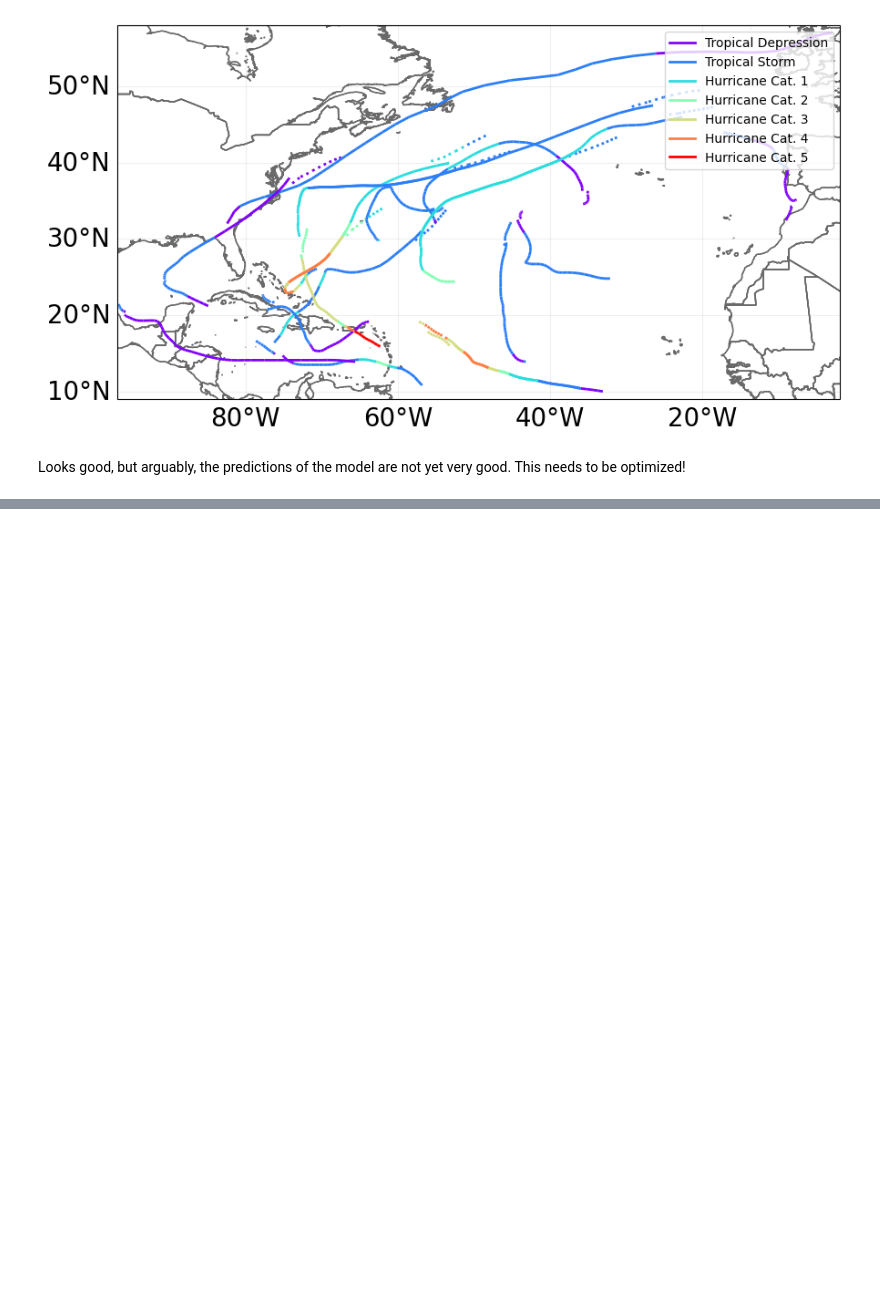
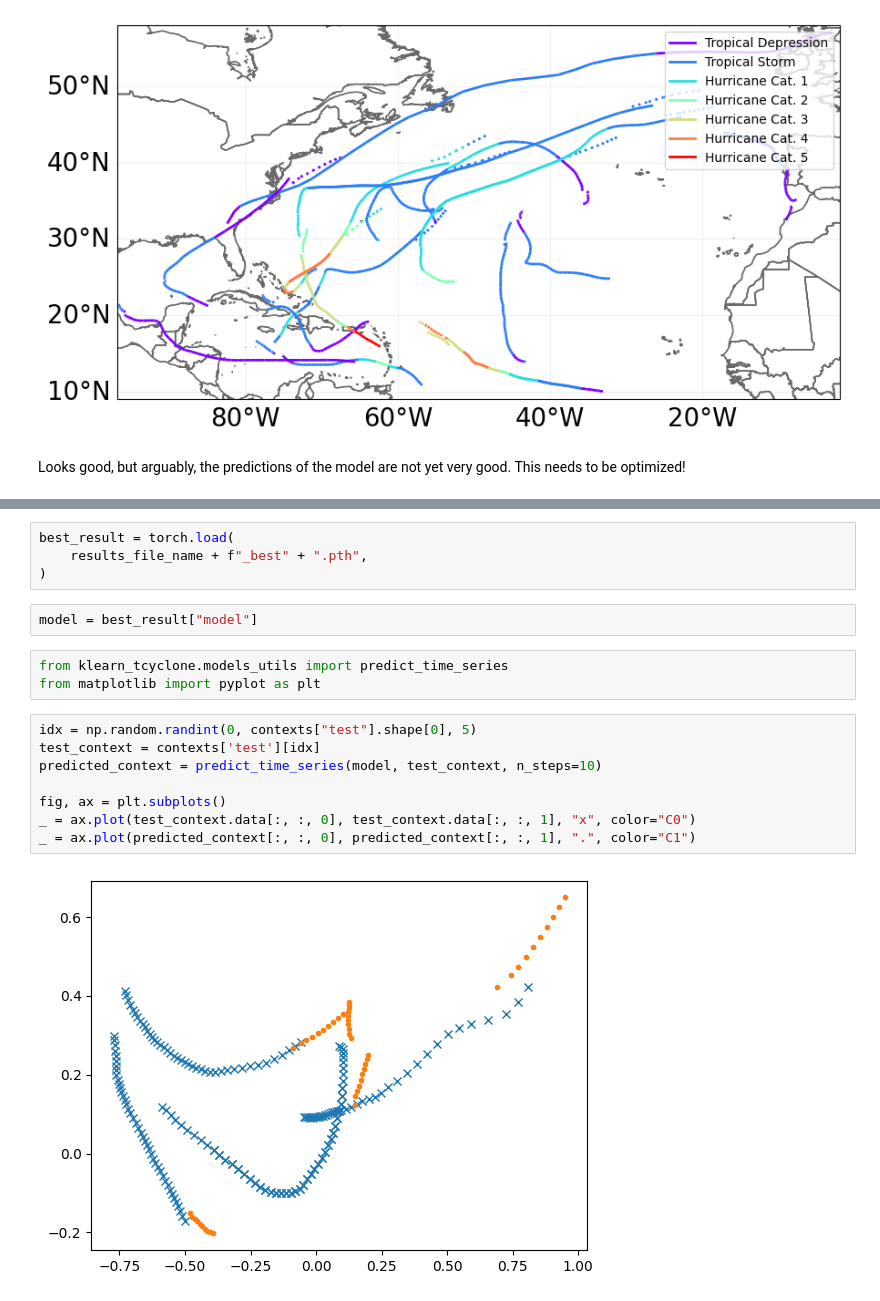
Before and after one commit to ejbrun/koopman_learning_tropical_cyclone, a Jupyter notebook: examples/koopman_kernel_for_TC_plot_prediction.ipynb, the cells around one changed output, grey strips where cells are left out. Drawn from its saved outputs; the diff is of its cells as text; blank space fills up the shorter version.

```diff
--- a/examples/koopman_kernel_for_TC_plot_prediction.ipynb
+++ b/examples/koopman_kernel_for_TC_plot_prediction.ipynb
@@ -148,0 +315,19 @@ Looks good, but arguably, the predictions of the model are not yet very good. Th
+# %%
+best_result = torch.load(
+    results_file_name + f"_best" + ".pth",
+)
+# %%
+model = best_result["model"]
+# %%
+from klearn_tcyclone.models_utils import predict_time_series
+from matplotlib import pyplot as plt
+# %%
+idx = np.random.randint(0, contexts["test"].shape[0], 5)
+test_context = contexts['test'][idx]
+predicted_context = predict_time_series(model, test_context, n_steps=10)
+
+fig, ax = plt.subplots()
+_ = ax.plot(test_context.data[:, :, 0], test_context.data[:, :, 1], "x", color="C0")
+_ = ax.plot(predicted_context[:, :, 0], predicted_context[:, :, 1], ".", color="C1")
+# %% [output]
+[figure, added]
```
Also changed, not shown: parts of 18 cells of this notebook, 3 other files.
